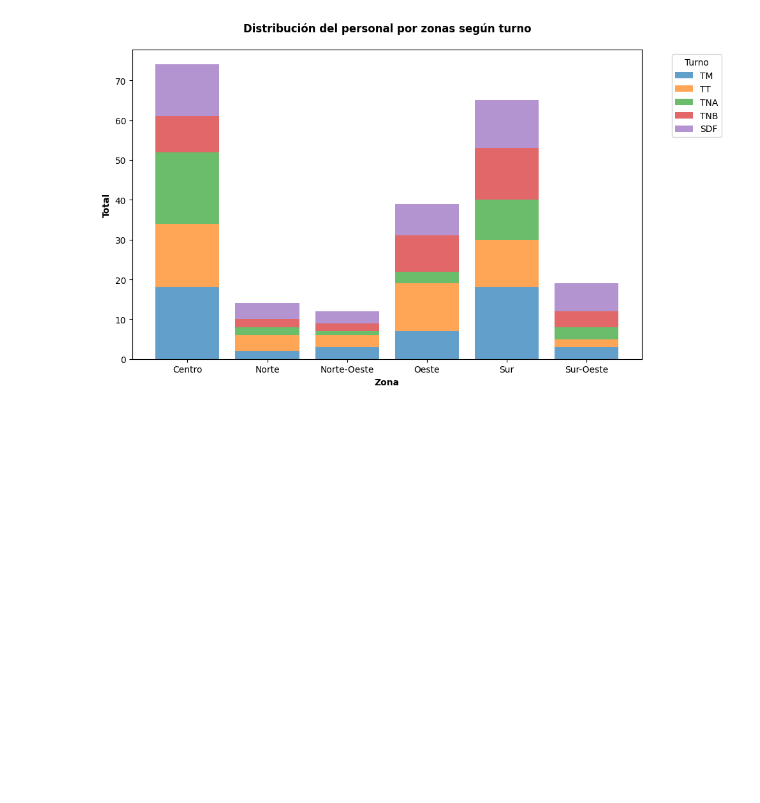
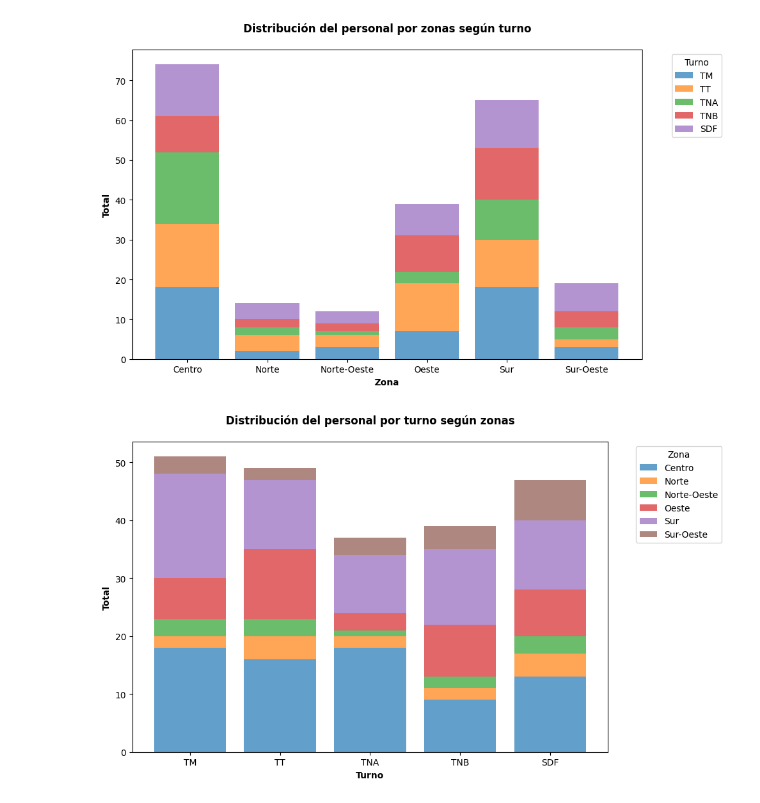
Before and after one commit to matisolica/Proyecto-final-DS1, a Jupyter notebook: pfDS1_version1.ipynb, the cells around one changed output. Drawn from its saved outputs; the diff is of its cells as text; code cells hidden in the pictures; blank space fills up the shorter version.

```diff
--- a/pfDS1_version1.ipynb
+++ b/pfDS1_version1.ipynb
@@ -52,3 +64,6 @@ ServicioID       1
 CategoriaID      1
 TurnoID          1
 dtype: int64
+# %%
+df_nom = df_nom.fillna(0)
+print(df_nom.isnull().sum())
@@ -452,3 +478,26 @@ plt.tight_layout()
 plt.show()
 # %% [output]
 [figure]
+# %%
+# Creo la figura
+plt.figure(figsize=(10, 6))
+
+# Agrupo y pivoteo para generar las barras apiladas. 'Zona' en el eje x, apilo por 'Turno', los valores serán de la columna 'Total', por suma
+df_pivot = df_loc_merged.pivot_table(index='Turno', columns='Zona', values='Total', aggfunc='sum')
+
+# Dibujo las barras apiladas
+bottom_values = None
+for zona in df_pivot.columns:
+    plt.bar(df_pivot.index, df_pivot[zona], bottom=bottom_values, label=zona, alpha = 0.7)
+    bottom_values = (df_pivot[zona] if bottom_values is None else bottom_values + df_pivot[zona])
+
+# Edicion del gráfico
+plt.title('Distribución del personal por turno según zonas', fontweight='bold', pad=20)
+plt.ylabel('Total', fontweight='bold')
+plt.xlabel('Turno', fontweight='bold')
+plt.legend(title='Zona', bbox_to_anchor=(1.05, 1), loc='upper left')
+
+plt.tight_layout()
+plt.show()
+# %% [output]
+[figure, added]
```
Also changed, not shown: parts of 13 cells of this notebook.
